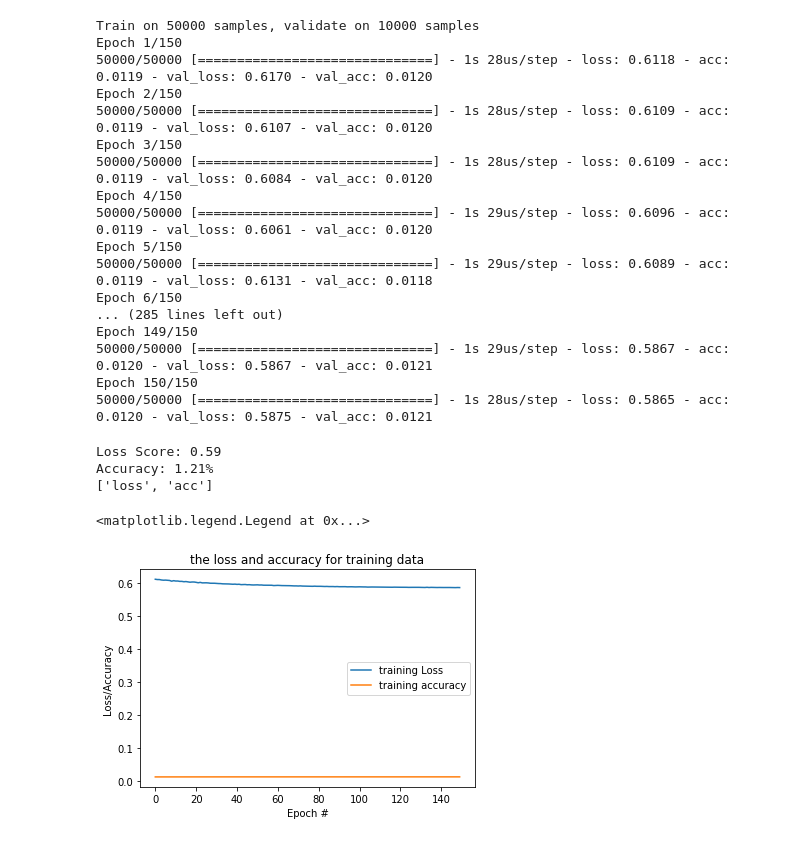
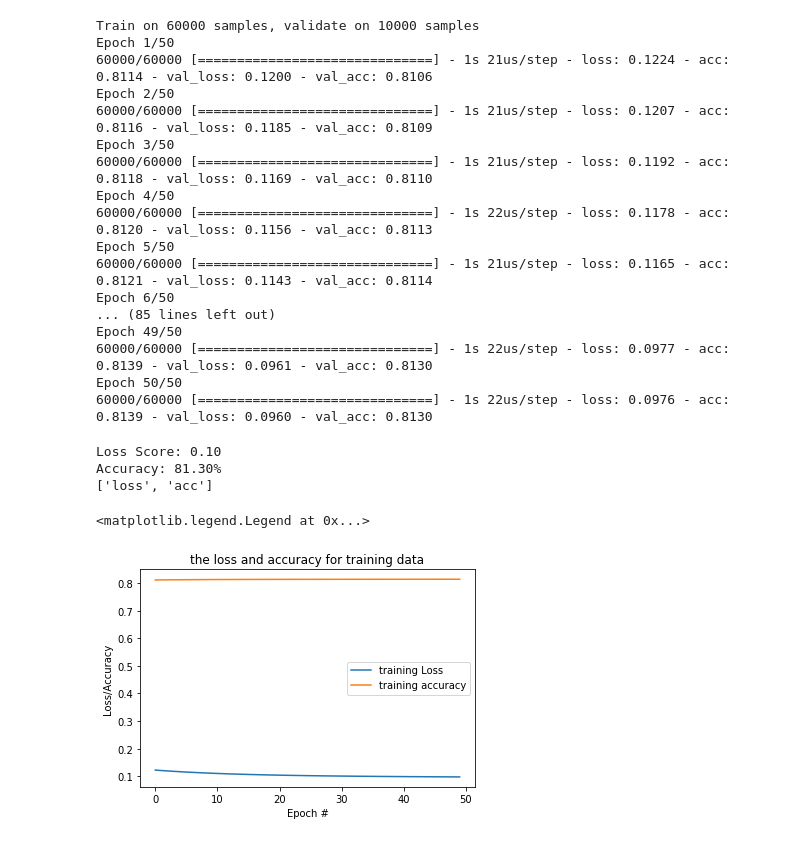
Before and after one commit to mohzary/python-deep-learning-f19, a Jupyter notebook: Lab 2/Q7.ipynb, the cells around one changed output. Saved outputs shown, nothing was run; the diff lists cells and outputs as text; code cells hidden in the pictures.

```diff
--- a/Lab 2/Q7.ipynb
+++ b/Lab 2/Q7.ipynb
@@ -11,13 +16,13 @@ from keras.models import Model
 Q7_encoding_dim_size = 32
 
 # our input layer it is of size 784 and its type is Input, we call it Q7_input_img_layer
-Q7_input_img_layer = Input(shape=(3072,))
+Q7_input_img_layer = Input(shape=(784,))
 
 # our "encoder" layer it is of size 32 since it must be smaller than the input layer, its type is Dense
 Q7_encoded_Layer = Dense(Q7_encoding_dim_size, activation='relu')(Q7_input_img_layer)
 
-# # our "decoder" layer it is of size 3072 since it must be similar to the input layer, its type is Dense
-Q7_decoded_Layer= Dense(3072, activation='sigmoid')(Q7_encoded_Layer)
+# # our "decoder" layer it is of size 784 since it must be similar to the input layer, its type is Dense
+Q7_decoded_Layer= Dense(784, activation='sigmoid')(Q7_encoded_Layer)
 
 # to map input image to its reconstruction image
 Q7_autoencoder = Model(Q7_input_img_layer, Q7_decoded_Layer)
@@ -37,13 +42,13 @@ Q7_decoder = Model(Q7_encoded_input, Q7_decoder_layer(Q7_encoded_input))
 # To compile our model
 Q7_autoencoder.compile(optimizer='adadelta', loss='binary_crossentropy', metrics=['accuracy'])
 # %%
-# To load images dataset (Cifar10)
+# To load images dataset (mnist)
 
-from keras.datasets import cifar10
+from keras.datasets import mnist
 import numpy as np
 
 # to load the dataset
-(X_train_Q7, _), (X_test_Q7, _) = cifar10.load_data()
+(X_train_Q7, _), (X_test_Q7, _) = mnist.load_data()
 
 #To normalize images
 X_train_Q7 = X_train_Q7.astype('float32') / 255.
@@ -55,28 +63,28 @@ X_test_Q7 = X_test_Q7.reshape((len(X_test_Q7), np.prod(X_test_Q7.shape[1:])))
 # %%
 # To start the trainig we use history variable to save trainig data so we can visualize the training and validition results later
 Q7_history = Q7_autoencoder.fit(X_train_Q7, X_train_Q7,
-                epochs=150,
+                epochs=50,
                 batch_size=256,
                 shuffle=True,
                 validation_data=(X_test_Q7, X_test_Q7))
 # %% [output]
-Train on 50000 samples, validate on 10000 samples
-Epoch 1/150
-50000/50000 [==============================] - 1s 28us/step - loss: 0.6118 - acc: 0.0119 - val_loss: 0.6170 - val_acc: 0.0120
-Epoch 2/150
-50000/50000 [==============================] - 1s 28us/step - loss: 0.6109 - acc: 0.0119 - val_loss: 0.6107 - val_acc: 0.0120
-Epoch 3/150
-50000/50000 [==============================] - 1s 28us/step - loss: 0.6109 - acc: 0.0119 - val_loss: 0.6084 - val_acc: 0.0120
-Epoch 4/150
-50000/50000 [==============================] - 1s 29us/step - loss: 0.6096 - acc: 0.0119 - val_loss: 0.6061 - val_acc: 0.0120
-Epoch 5/150
-50000/50000 [==============================] - 1s 29us/step - loss: 0.6089 - acc: 0.0119 - val_loss: 0.6131 - val_acc: 0.0118
-Epoch 6/150
-... (285 lines left out)
-Epoch 149/150
-50000/50000 [==============================] - 1s 29us/step - loss: 0.5867 - acc: 0.0120 - val_loss: 0.5867 - val_acc: 0.0121
-Epoch 150/150
-50000/50000 [==============================] - 1s 28us/step - loss: 0.5865 - acc: 0.0120 - val_loss: 0.5875 - val_acc: 0.0121
+Train on 60000 samples, validate on 10000 samples
+Epoch 1/50
+60000/60000 [==============================] - 1s 21us/step - loss: 0.1224 - acc: 0.8114 - val_loss: 0.1200 - val_acc: 0.8106
+Epoch 2/50
+60000/60000 [==============================] - 1s 21us/step - loss: 0.1207 - acc: 0.8116 - val_loss: 0.1185 - val_acc: 0.8109
+Epoch 3/50
+60000/60000 [==============================] - 1s 21us/step - loss: 0.1192 - acc: 0.8118 - val_loss: 0.1169 - val_acc: 0.8110
+Epoch 4/50
+60000/60000 [==============================] - 1s 22us/step - loss: 0.1178 - acc: 0.8120 - val_loss: 0.1156 - val_acc: 0.8113
+Epoch 5/50
+60000/60000 [==============================] - 1s 21us/step - loss: 0.1165 - acc: 0.8121 - val_loss: 0.1143 - val_acc: 0.8114
+Epoch 6/50
+... (85 lines left out)
+Epoch 49/50
+60000/60000 [==============================] - 1s 22us/step - loss: 0.0977 - acc: 0.8139 - val_loss: 0.0961 - val_acc: 0.8130
+Epoch 50/50
+60000/60000 [==============================] - 1s 22us/step - loss: 0.0976 - acc: 0.8139 - val_loss: 0.0960 - val_acc: 0.8130
 # %%
 #To evaluate our autoencoder model  and show the validation result
 score,acc = Q7_autoencoder.evaluate(X_test_Q7, X_test_Q7,verbose=2)
@@ -84,22 +92,22 @@ print("Loss Score: %.2f" % (score))
 print("Accuracy: %.2f%%" % (acc*100))
 print(Q7_autoencoder.metrics_names)
 # %% [output]
-Loss Score: 0.59
-Accuracy: 1.21%
+Loss Score: 0.10
+Accuracy: 81.30%
 ['loss', 'acc']
 # %%
 #plot the loss and accuracy for training data
 import matplotlib.pyplot as plt
 plt.figure()
-plt.plot(np.arange(0, 150), Q7_history.history["loss"], label="training Loss")
-plt.plot(np.arange(0, 150), Q7_history.history["acc"], label="training accuracy")
+plt.plot(np.arange(0, 50), Q7_history.history["loss"], label="training Loss")
+plt.plot(np.arange(0, 50), Q7_history.history["acc"], label="training accuracy")
 plt.title("the loss and accuracy for training data")
 plt.xlabel("Epoch #")
 plt.ylabel("Loss/Accuracy")
 plt.legend(loc="best")
 # %% [output]
 <matplotlib.legend.Legend at 0x...>
-[figure, old version]
+[figure, new version]
 # %%
 #plot the loss and accuracy for validation data.
 plt.figure()
```
Also changed, not shown: parts of 4 cells of this notebook.
